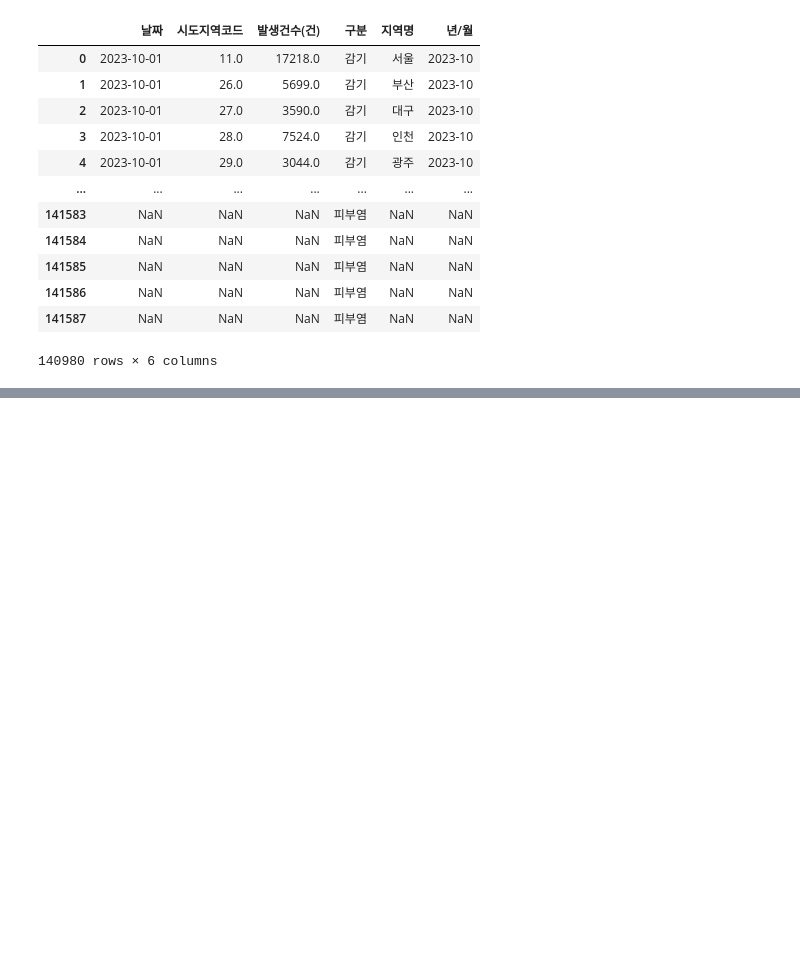
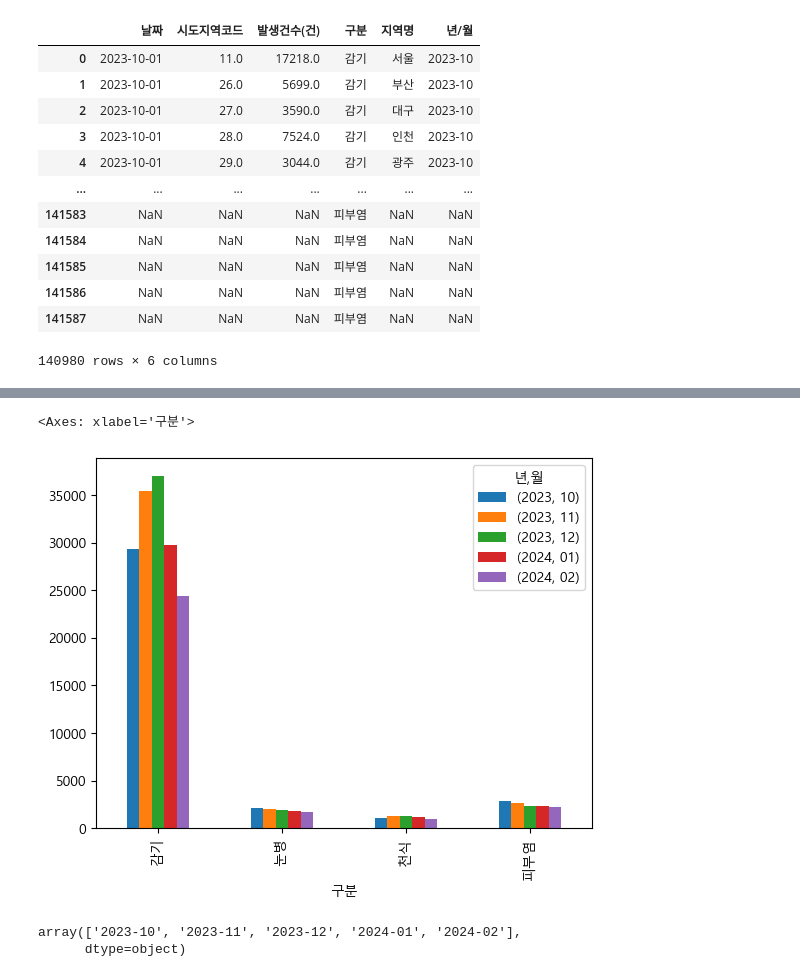
Before and after one commit to ojlee6207/pythonPractice, a Jupyter notebook: py_DataAnalysis/질병.ipynb, the cells around one changed output, grey strips where cells are left out. Drawn from its saved outputs; the diff is of its cells as text; code cells hidden in the pictures; blank space fills up the shorter version.

```diff
--- a/py_DataAnalysis/질병.ipynb
+++ b/py_DataAnalysis/질병.ipynb
@@ -154,0 +196,11 @@ data_merge.groupby(['년/월','구분'],as_index=False)['발생건수(건)'].mea
+# %%
+#년/월 구분별 발생건수 평균
+dfData[['년','월']] = dfData['년/월'].str.split('-',expand=True)
+dfData
+# %%
+import matplotlib.pyplot as plt
+
+plt.rc('font',family='Malgun Gothic')
+
+dfData_pivot = dfData.pivot_table(index='구분', columns=['년','월'], values='발생건수(건)', aggfunc='mean')
+dfData_pivot
@@ -154,0 +215,10 @@ data_merge.groupby(['년/월','구분'],as_index=False)['발생건수(건)'].mea
+# %%
+dfData_pivot.plot(kind='bar')
+# %% [output]
+<Axes: xlabel='구분'>
+[figure, added]
+# %%
+yearmonthdf['년/월'].unique()
+# %% [output]
+array(['2023-10', '2023-11', '2023-12', '2024-01', '2024-02'],
+      dtype=object)
```
Also changed, not shown: parts of 8 cells of this notebook, 5 other files.
